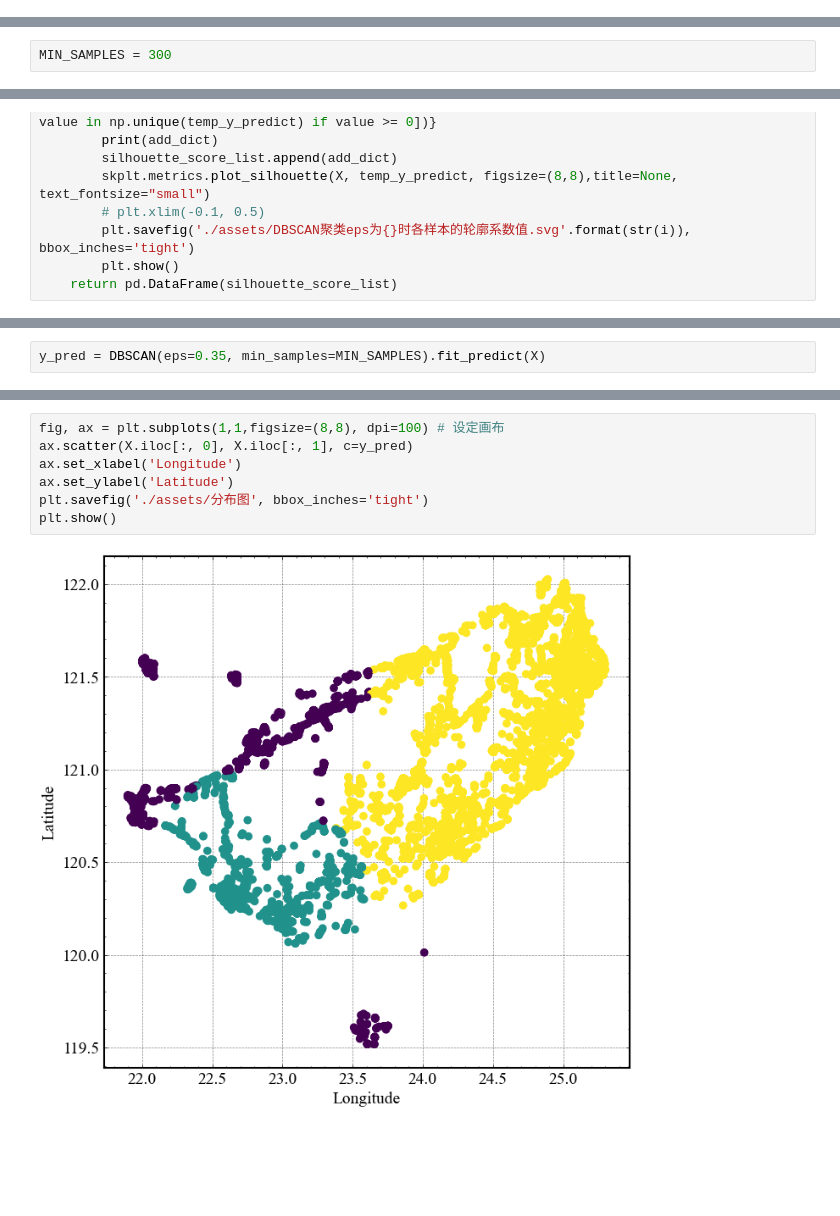
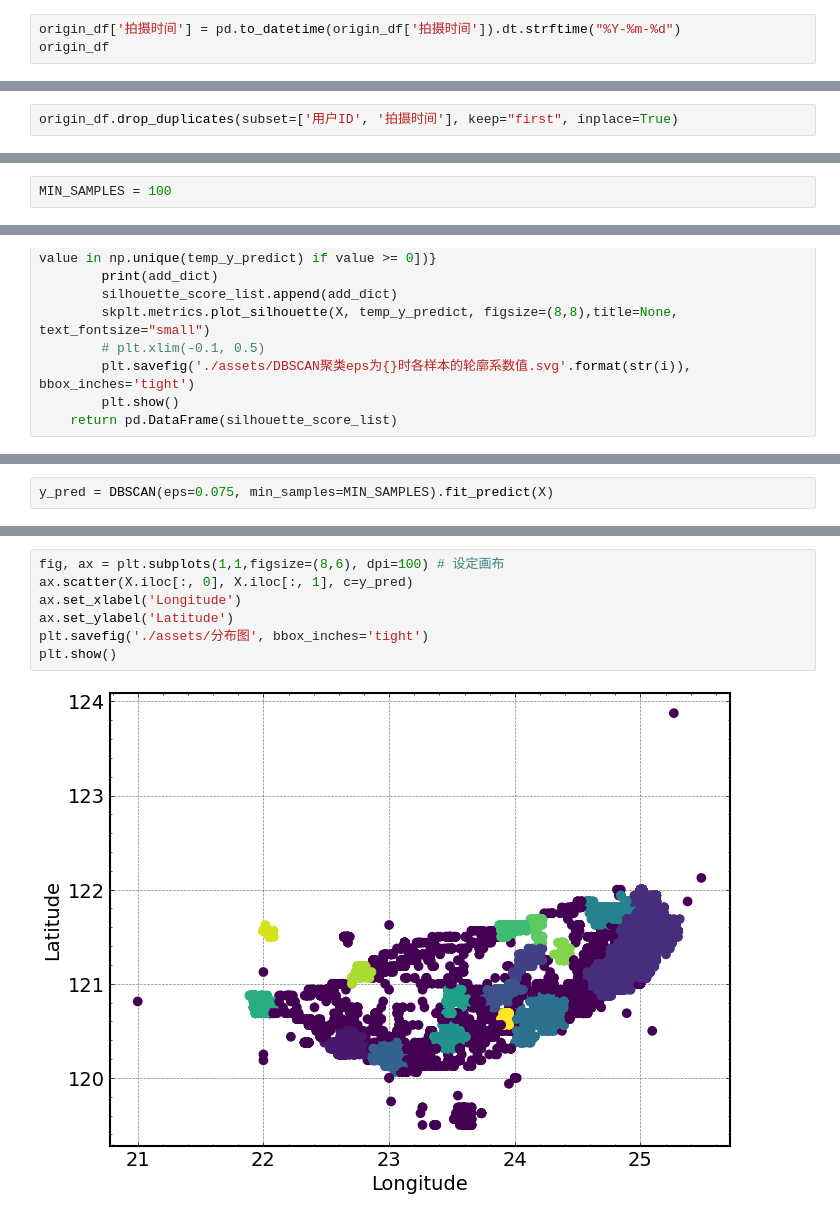
Before and after one commit to CHDers/SpectralClustering, a Jupyter notebook: SpectralClustering.ipynb, the cells around one changed output, grey strips where cells are left out. Drawn from its saved outputs; the diff is of its cells as text; blank space fills up the shorter version.

```diff
--- a/SpectralClustering.ipynb
+++ b/SpectralClustering.ipynb
@@ -92,0 +77,3 @@ origin_df
+# %%
+origin_df['拍摄时间'] = pd.to_datetime(origin_df['拍摄时间']).dt.strftime("%Y-%m-%d")
+origin_df
@@ -93,3 +94,5 @@ origin_df
+# %%
+origin_df.drop_duplicates(subset=['用户ID', '拍摄时间'], keep="first", inplace=True)
 # %%
 X = origin_df[['经度', '纬度']].astype('float16')  # .iloc[:5000]
 X
@@ -110,5 +113,5 @@ X
 # %%
-MIN_SAMPLES = 300
+MIN_SAMPLES = 100
 # %%
 # 调用scikitplot绘图
 def plot_silhouette_of_various_clusters(eps_li: list, min_samples: int=MIN_SAMPLES) -> pd.DataFrame:
@@ -168,5 +217,5 @@ plt.show()
 # %%
-y_pred = DBSCAN(eps=0.35, min_samples=MIN_SAMPLES).fit_predict(X)
+y_pred = DBSCAN(eps=0.075, min_samples=MIN_SAMPLES).fit_predict(X)
 # %%
 pd.Series(y_pred).value_counts()
 # %% [output]
@@ -176,10 +239,10 @@ pd.Series(y_pred).value_counts()
 dtype: int64
 # %%
-fig, ax = plt.subplots(1,1,figsize=(8,8), dpi=100) # 设定画布
+fig, ax = plt.subplots(1,1,figsize=(8,6), dpi=100) # 设定画布
 ax.scatter(X.iloc[:, 0], X.iloc[:, 1], c=y_pred)
 ax.set_xlabel('Longitude')
 ax.set_ylabel('Latitude')
 plt.savefig('./assets/分布图', bbox_inches='tight')
 plt.show()
 # %% [output]
-[figure, old version]
+[figure, new version]
```
Also changed, not shown: parts of 12 cells of this notebook, 31 other files.
